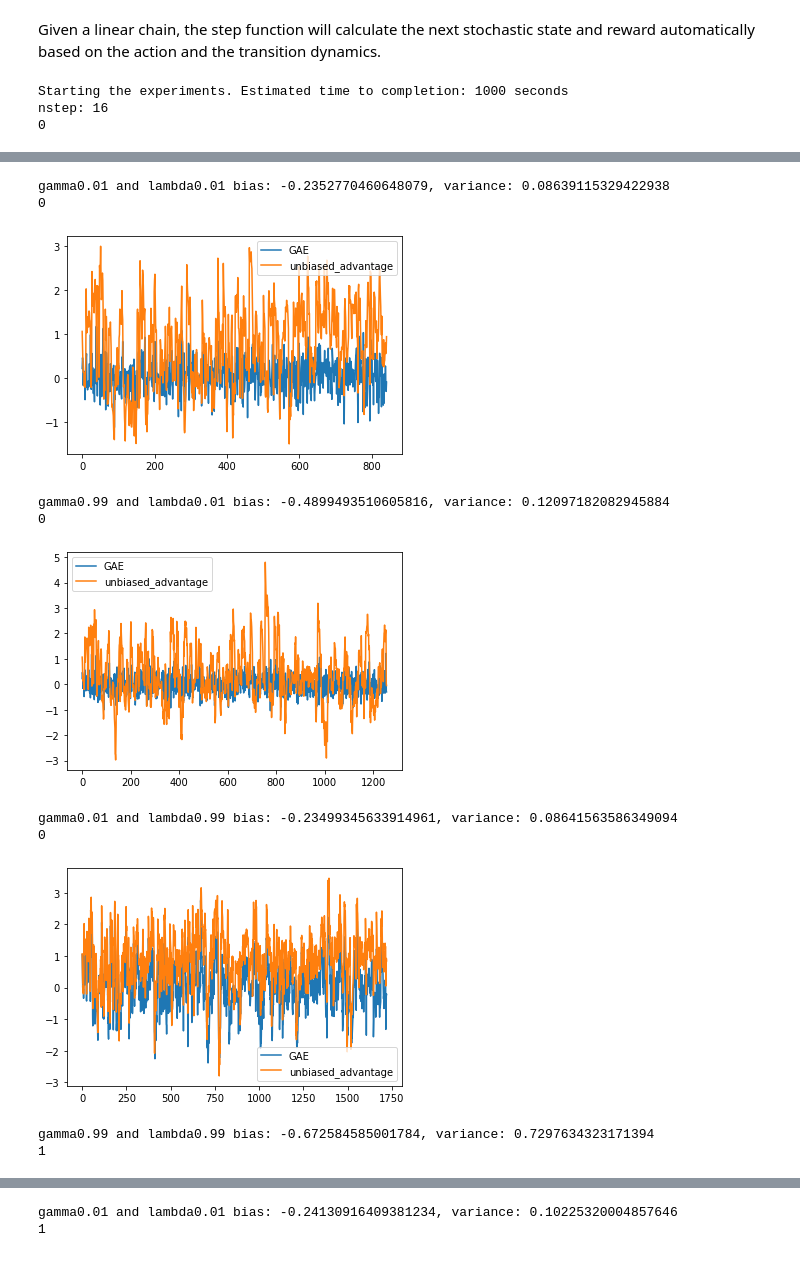
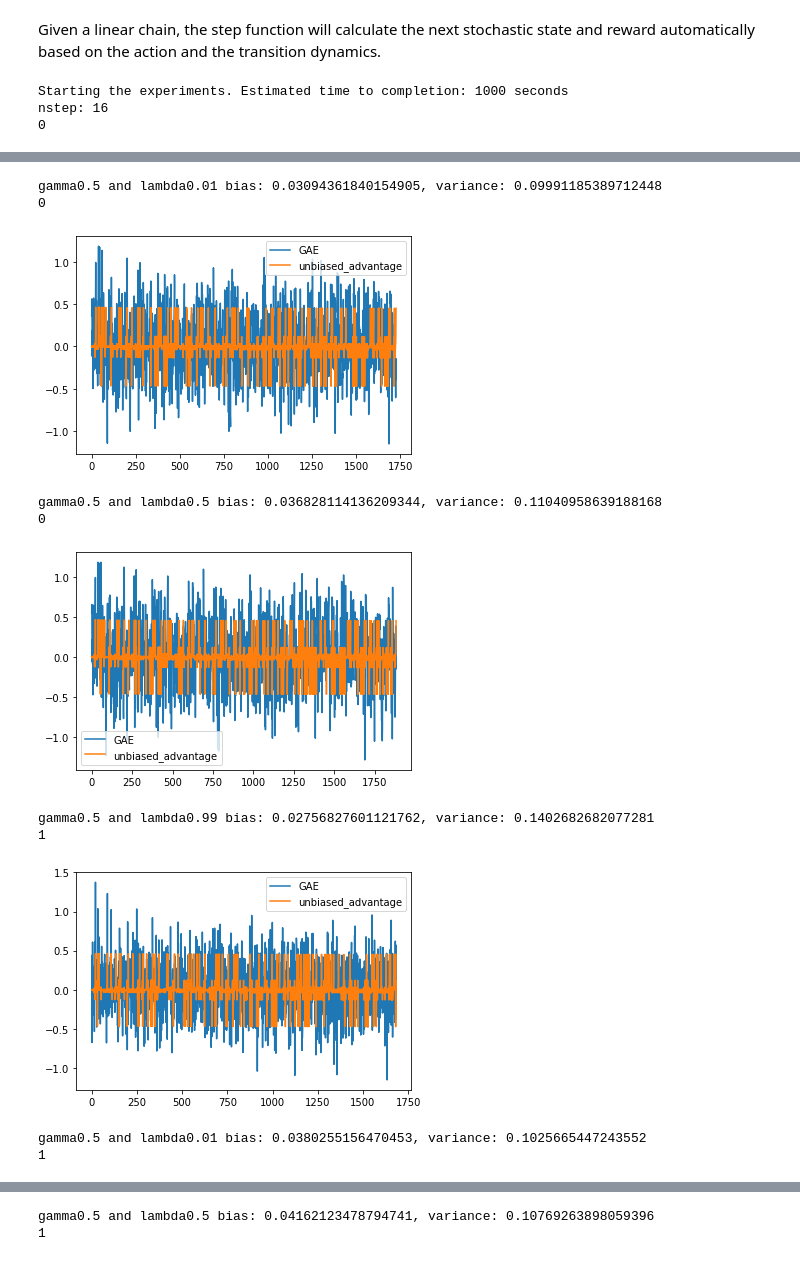
Before and after one commit to DarrenZhang01/generalized_advantage_estimation, a Jupyter notebook: GAE.ipynb, the cells around one changed output, grey strips where cells are left out. Saved outputs shown, nothing was run; the diff lists cells and outputs as text; code cells hidden in the pictures.

Commit message:
Calculate GAE based on the infinite horizon trajectory with absorbing states; The observation is that the variance is increasing with increasing lambda.

```diff
--- a/GAE.ipynb
+++ b/GAE.ipynb
@@ -292,45 +292,42 @@ class Agent():
         return reward + (self.value_features[next_state] @ self.value_weight - \
                          self.value_features[curr_state] @ self.value_weight)
 
-    # After taking n steps forward and getting the trajectory,  calculate the
-    # advantage at each timestep t.
-    def calc_generalized_advantage(self, t, traj, v_pi):
+    # Calculate GAE based on infinite horizon with absorbing states (s_0 and
+    # s_6). In the absorbing states though, the value function and the reward
+    # stay to be 0 and thus the TD at each absorbing step is also 0.
+    def calc_generalized_advantage(self, t, traj, v_pi, q_pi):
         reward_list = traj['reward_list']
         next_state_list = traj['next_state_list']
         state_list = traj['state_list']
+        action_list = traj['action_list']
         traj_length = len(reward_list)
-
-        nstep = self.nstep
-        assert nstep  == 'inf' or nstep > 0
-        if nstep == 'inf' or nstep > traj_length:
-            nstep = traj_length
 
         GAE = 0
         discount = 1
-        undiscounted_reward = 0
-        for i in range(t, min(t+nstep, traj_length)):
+        for i in range(t, traj_length):
             GAE += discount * self.calc_TD(state_list[i],
                                            next_state_list[i],
                                            reward_list[i])
             discount *= self.gamma * self.lambda_
-            undiscounted_reward += reward_list[i]
 
-        # Calculate the ground truth unbiased advantage.
-        true_advantage = v_pi[state_list[i]] - v_pi[state_list[t]] + undiscounted_reward
+        # Calculate the ground truth unbiased advantage based on the ground
+        # truth state action value function and state value function.
+        true_advantage = q_pi[state_list[t], action_list[t]] - \
+                         v_pi[state_list[t]]
 
         return GAE, true_advantage
     # =========================================================================
 
     # Using the difference between the accumulated n-step reward and the estimated
     # value predicted by the value function, update the value function parameter.
-    def update_value_fn(self, traj):
+    def update_value_fn(self, traj, q_pi):
         state_list = traj['state_list']
         traj_length = len(state_list)
 
         for t in range(traj_length):
             state = state_list[t]
             v_pi = self.calc_v_pi_pred()
-            GAE, true_advantage = self.calc_generalized_advantage(t, traj, v_pi)
+            GAE, true_advantage = self.calc_generalized_advantage(t, traj, v_pi, q_pi)
 
             v_pred = v_pi[state]
             self.value_weight = self.value_weight \
@@ -351,7 +348,7 @@ class Agent():
         return np.matmul(x, one_vec) * (I_action - pi).T
 
     # Calculate the REINFORCE based policy gradient.
-    def calc_reinforce_pg(self, traj, v_pi):
+    def calc_reinforce_pg(self, traj, v_pi, q_pi):
         state_list = traj['state_list']
         action_list = traj['action_list']
         traj_length = len(state_list)
@@ -361,7 +358,7 @@ class Agent():
         for t in range(traj_length):
             state = state_list[t]
             action = action_list[t]
-            GAE, true_advantage = self.calc_generalized_advantage(t, traj, v_pi)
+            GAE, true_advantage = self.calc_generalized_advantage(t, traj, v_pi, q_pi)
             GAEs.append(GAE)
             advantages.append(true_advantage)
             grad_log_pi = self.calc_grad_log_pi(state, action)
@@ -382,8 +379,8 @@ class Agent():
         return policy_grad
 
     # Use the policy gradient to update the policy function.
-    def update_policy(self, traj, v_pi):
-        policy_grad = self.calc_reinforce_pg(traj, v_pi)
+    def update_policy(self, traj, v_pi, q_pi):
+        policy_grad = self.calc_reinforce_pg(traj, v_pi, q_pi)
 
         self.policy_weight = self.policy_weight \
             + self.policy_stepsize * policy_grad
@@ -513,8 +509,8 @@ num_episodes = 200
 start_state = 1
 terminal_states = [0, 6]
 reward_noise = 0.3
-gammas = [0.01, 0.99]
-lambdas = [0.01, 0.99]
+gamma = 0.5
+lambdas = [0.01, 0.5, 0.99]
 
 num_actions = 2
 FLAG_BASELINE = True
@@ -541,7 +537,7 @@ for nstep in nstep_list:
         dat = run_experiment(num_runs, num_episodes,
                              P, r, start_state, terminal_states,
                              num_actions, policy_features, value_features,
-                             policy_stepsize, value_stepsize, nstep, lambdas, gammas,
+                             policy_stepsize, value_stepsize, nstep, lambdas, gamma,
                              FLAG_BASELINE, FLAG_LEARN_VPI, reward_noise)
 
         exp_data1[nstep][stepsize] = dat
@@ -554,11 +550,11 @@ nstep: 16
-gamma0.01 and lambda0.01 bias: -0.2352770460648079, variance: 0.08639115329422938
+gamma0.5 and lambda0.01 bias: 0.03094361840154905, variance: 0.09991185389712448
 0
-[figure, old version]
+[figure, new version]
-gamma0.99 and lambda0.01 bias: -0.4899493510605816, variance: 0.12097182082945884
+gamma0.5 and lambda0.5 bias: 0.036828114136209344, variance: 0.11040958639188168
 0
-[figure, old version]
+[figure, new version]
-gamma0.01 and lambda0.99 bias: -0.23499345633914961, variance: 0.08641563586349094
-0
+gamma0.5 and lambda0.99 bias: 0.02756827601121762, variance: 0.1402682682077281
+1
-[figure, old version]
+[figure, new version]
-gamma0.99 and lambda0.99 bias: -0.672584585001784, variance: 0.7297634323171394
+gamma0.5 and lambda0.01 bias: 0.0380255156470453, variance: 0.1025665447243552
 1
@@ -566,2 +562,2 @@ gamma0.99 and lambda0.99 bias: -0.672584585001784, variance: 0.7297634323171394
-gamma0.01 and lambda0.01 bias: -0.24130916409381234, variance: 0.10225320004857646
+gamma0.5 and lambda0.5 bias: 0.04162123478794741, variance: 0.10769263898059396
 1
```
Also changed, not shown: parts of 3 cells of this notebook.
